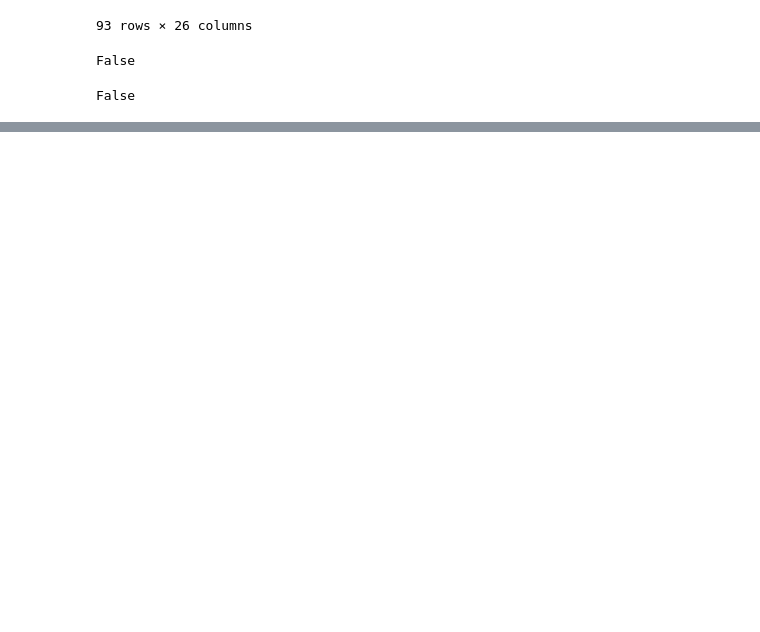
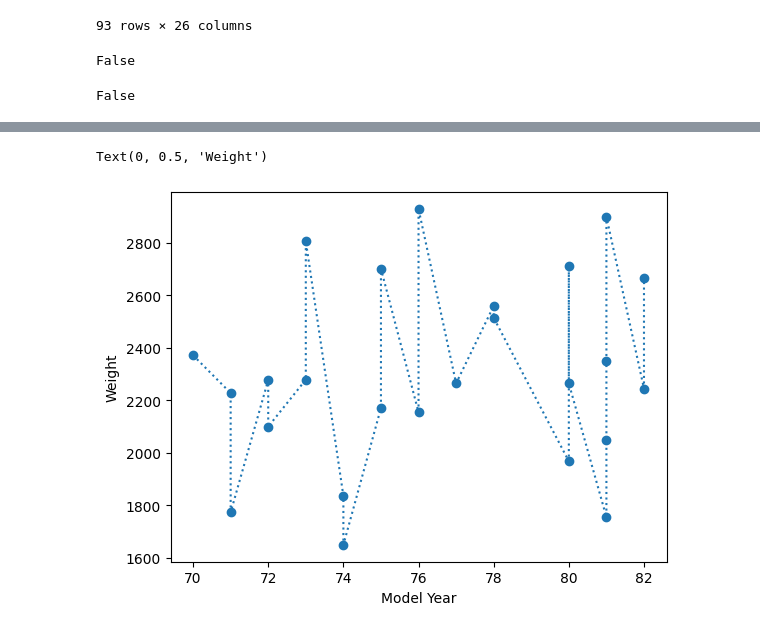
Before and after one commit to dalunwosu/DI-Bootcamp, a Jupyter notebook: Week 7/Day 1/Mandatory Exercise.ipynb, the cells around one changed output, grey strips where cells are left out. Cells and saved outputs as stored; diff of their text form; code cells hidden in the pictures; blank space fills up the shorter version.

```diff
--- a/Week 7/Day 1/Mandatory Exercise.ipynb
+++ b/Week 7/Day 1/Mandatory Exercise.ipynb
@@ -301,0 +437,2 @@ merged.loc[:,~merged.columns.duplicated()]
+# %%
+toyota_all =  df_mpg[(df_mpg['car_name'].str.contains('toyota'))]
@@ -301,0 +459,7 @@ merged.loc[:,~merged.columns.duplicated()]
+# %%
+plt.plot(toyota_all['model_year'], toyota_all['weight'], linestyle = 'dotted', marker = 'o')
+plt.xlabel('Model Year')
+plt.ylabel('Weight')
+# %% [output]
+Text(0, 0.5, 'Weight')
+[figure, added]
```
Also changed, not shown: parts of 33 cells of this notebook, 2 other files.
